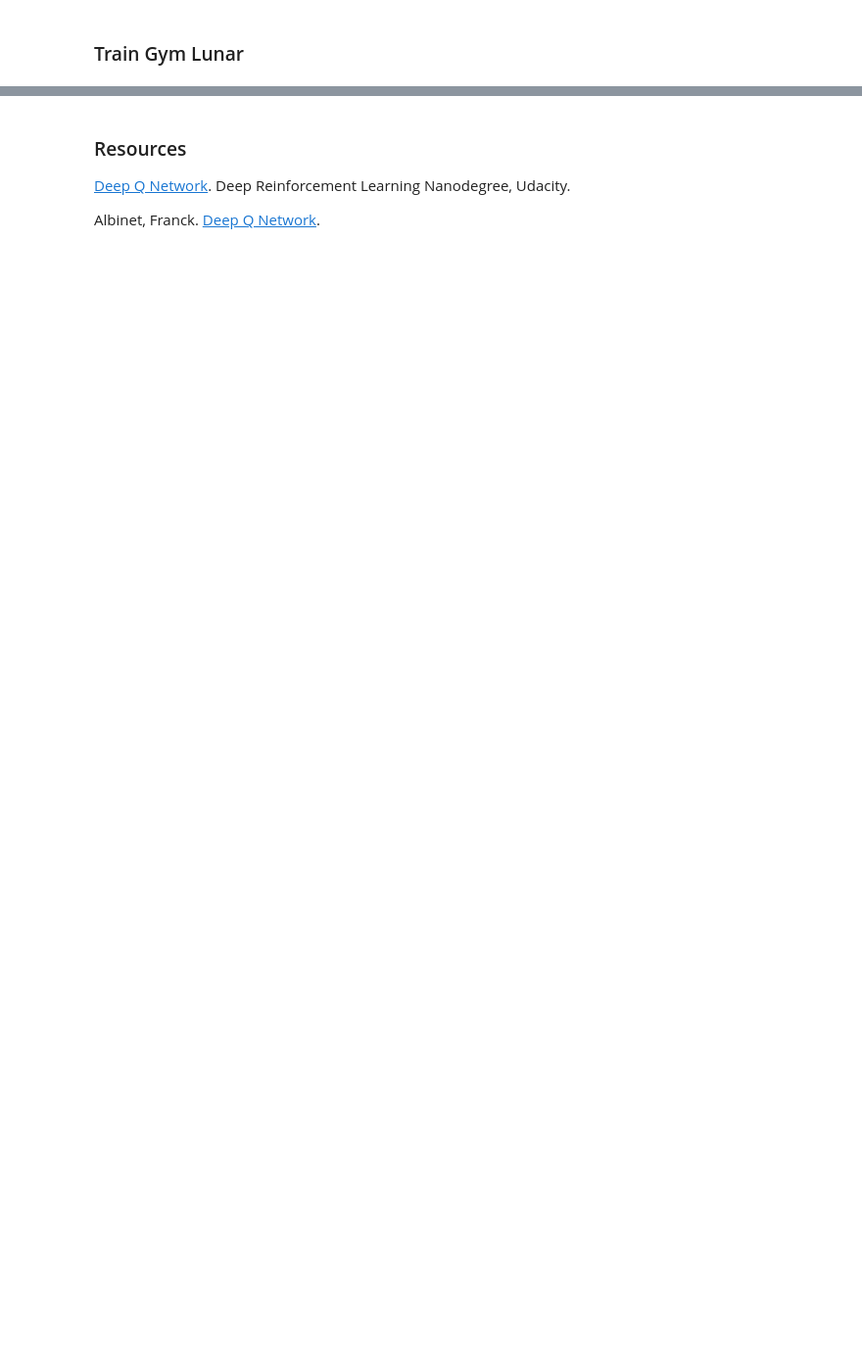
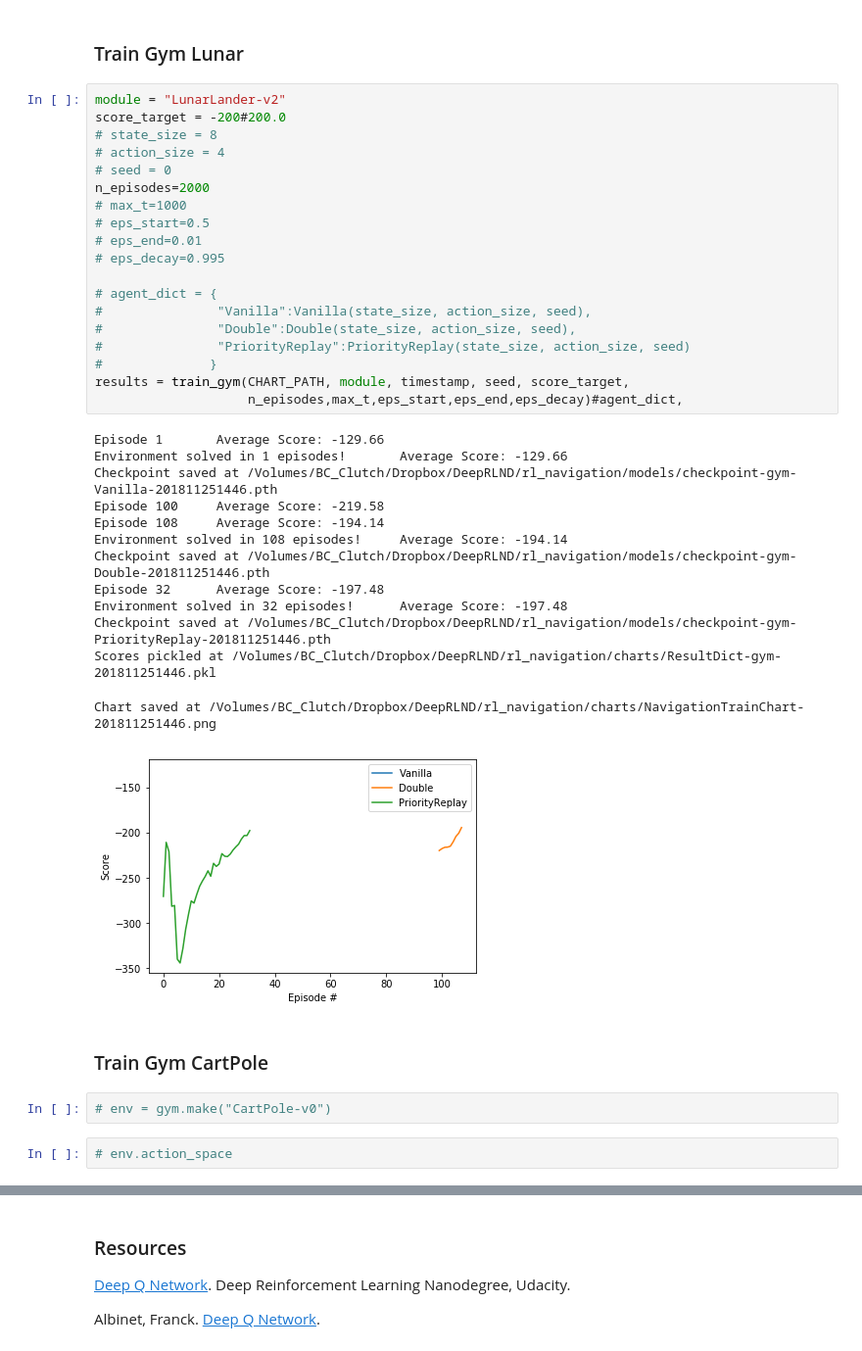
Before and after one commit to cipher813/rl_navigation, a Jupyter notebook: notebooks/RLNavigation_v1.05.ipynb, the cells around one changed output, grey strips where cells are left out. Shown: that part at 98% size. Cells and saved outputs as stored; diff of their text form; blank space fills up the shorter version.

```diff
--- a/notebooks/RLNavigation_v1.05.ipynb
+++ b/notebooks/RLNavigation_v1.05.ipynb
@@ -159,2 +215,41 @@ Chart saved at /Volumes/BC_Clutch/Dropbox/DeepRLND/rl_navigation/charts/Navigati
 # %% [markdown]
 ### Train Gym Lunar
+# %%
+module = "LunarLander-v2"
+score_target = -200#200.0
+# state_size = 8
+# action_size = 4
+# seed = 0
+n_episodes=2000
+# max_t=1000
+# eps_start=0.5
+# eps_end=0.01
+# eps_decay=0.995
+
+# agent_dict = {
+#               "Vanilla":Vanilla(state_size, action_size, seed),
+#               "Double":Double(state_size, action_size, seed),
+#               "PriorityReplay":PriorityReplay(state_size, action_size, seed)
+#              }
+results = train_gym(CHART_PATH, module, timestamp, seed, score_target,
+                    n_episodes,max_t,eps_start,eps_end,eps_decay)#agent_dict,
+# %% [output]
+Episode 1       Average Score: -129.66
+Environment solved in 1 episodes!       Average Score: -129.66
+Checkpoint saved at /Volumes/BC_Clutch/Dropbox/DeepRLND/rl_navigation/models/checkpoint-gym-Vanilla-201811251446.pth
+Episode 100     Average Score: -219.58
+Episode 108     Average Score: -194.14
+Environment solved in 108 episodes!     Average Score: -194.14
+Checkpoint saved at /Volumes/BC_Clutch/Dropbox/DeepRLND/rl_navigation/models/checkpoint-gym-Double-201811251446.pth
+Episode 32      Average Score: -197.48
+Environment solved in 32 episodes!      Average Score: -197.48
+Checkpoint saved at /Volumes/BC_Clutch/Dropbox/DeepRLND/rl_navigation/models/checkpoint-gym-PriorityReplay-201811251446.pth
+Scores pickled at /Volumes/BC_Clutch/Dropbox/DeepRLND/rl_navigation/charts/ResultDict-gym-201811251446.pkl
+Chart saved at /Volumes/BC_Clutch/Dropbox/DeepRLND/rl_navigation/charts/NavigationTrainChart-201811251446.png
+[figure, added]
+# %% [markdown]
+### Train Gym CartPole
+# %%
+# env = gym.make("CartPole-v0")
+# %%
+# env.action_space
```
Also changed, not shown: parts of 9 cells of this notebook.
